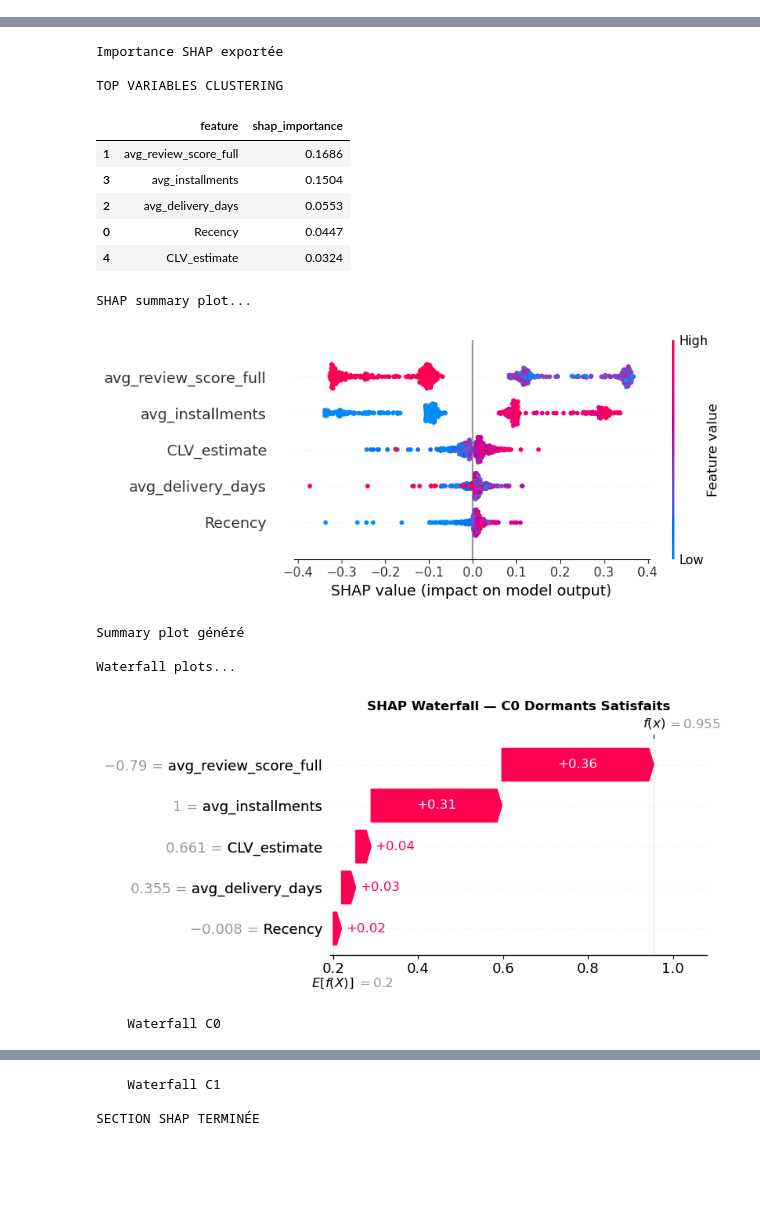
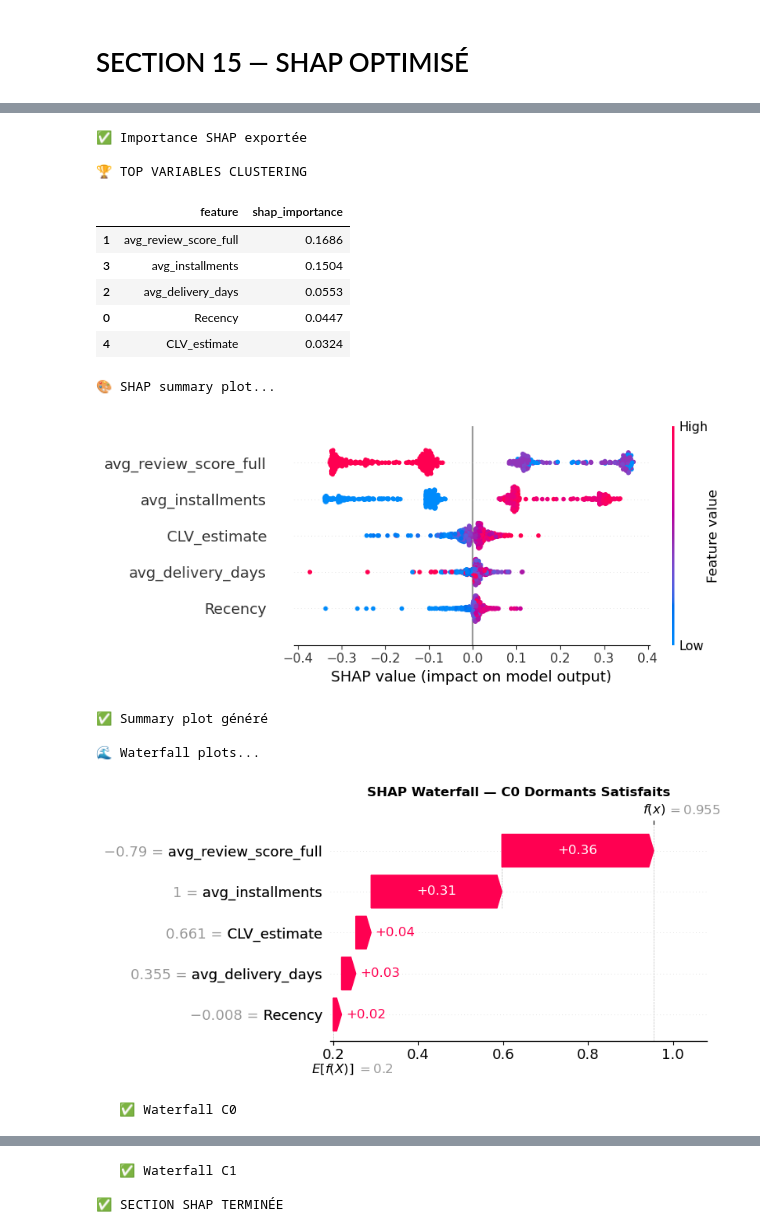
Before and after one commit to Luck-John/Olist-segmentation, a Jupyter notebook: notebooks/Segmentation_03_modelisation.ipynb, the cells around one changed output, grey strips where cells are left out. Saved outputs shown, nothing was run; the diff lists cells and outputs as text; code cells hidden in the pictures; blank space fills up the shorter version.

```diff
--- a/notebooks/Segmentation_03_modelisation.ipynb
+++ b/notebooks/Segmentation_03_modelisation.ipynb
@@ -3997,8 +3667,6 @@ SECTION t-SNE TERMINÉE
+# %% [markdown]
+# SECTION 15 — SHAP OPTIMISÉ
 # %%
-# ============================================================
-# SECTION 15 — SHAP OPTIMISÉ (VERSION CORRIGÉE)
-# ============================================================
-
 print("\n" + "=" * 70)
 print("INTERPRÉTABILITÉ SHAP")
 print("=" * 70)
@@ -4042,7 +3710,7 @@ X_tr, X_te, y_tr, y_te = train_test_split(
 # RANDOM FOREST SURROGATE
 # ============================================================
 
-print("\n Entraînement RandomForest...")
+print("\n🌲 Entraînement RandomForest...")
 
 rf = RandomForestClassifier(
 
@@ -4117,7 +3785,7 @@ X_shap = X_te[idx_sh]
 y_te_sh = y_te[idx_sh]
 
 print(
-    f"\nÉchantillon SHAP : "
+    f"\n✅ Échantillon SHAP : "
     f"{N_SHAP}"
 )
 
@@ -4125,7 +3793,7 @@ print(
 # SHAP EXPLAINER
 # ============================================================
 
-print("\n Calcul SHAP...")
+print("\n🧠 Calcul SHAP...")
 
 explainer = shap.TreeExplainer(rf)
 
@@ -4137,7 +3805,7 @@ shap_vals = explainer.shap_values(
 # DEBUG SHAPE
 # ============================================================
 
-print("\n Shape SHAP :")
+print("\n📐 Shape SHAP :")
 
 print(
     np.array(shap_vals).shape
@@ -4154,13 +3822,13 @@ joblib.dump(
     "models/shap_explainer.pkl"
 )
 
-print("\n SHAP calculé")
+print("\n✅ SHAP calculé")
 
 # ============================================================
 # IMPORTANCE GLOBALE SHAP
 # ============================================================
 
-print("\n Calcul importance globale...")
+print("\n📊 Calcul importance globale...")
 
 # ------------------------------------------------------------
 # FORMAT LISTE
@@ -4245,7 +3913,7 @@ shap_df = shap_df.sort_values(
     ascending=False
 )
 
-print("\n Importance SHAP calculée")
+print("\n✅ Importance SHAP calculée")
 
 # ============================================================
 # BARPLOT IMPORTANCE
@@ -4301,13 +3969,13 @@ shap_df.to_csv(
     index=False
 )
 
-print("\n Importance SHAP exportée")
+print("\n✅ Importance SHAP exportée")
 
 # ============================================================
 # TOP VARIABLES
 # ============================================================
 
-print("\n TOP VARIABLES CLUSTERING\n")
+print("\n🏆 TOP VARIABLES CLUSTERING\n")
 
 display(
 
@@ -4321,7 +3989,7 @@ display(
 # SUMMARY PLOT
 # ============================================================
 
-print("\n SHAP summary plot...")
+print("\n🎨 SHAP summary plot...")
 
 # ------------------------------------------------------------
 # PREMIÈRE CLASSE SI MULTICLASSE
@@ -4375,13 +4043,13 @@ plt.show()
 
 plt.close()
 
-print("\n Summary plot généré")
+print("\n✅ Summary plot généré")
 
 # ============================================================
 # WATERFALL PLOTS
 # ============================================================
 
-print("\n Waterfall plots...")
+print("\n🌊 Waterfall plots...")
 
 unique_c = sorted(
 
@@ -4514,7 +4182,7 @@ for cid in unique_c[:2]:
     plt.close()
 
     print(
-        f" Waterfall C{cid}"
+        f"   ✅ Waterfall C{cid}"
     )
 
 # ============================================================
@@ -4523,7 +4191,7 @@ for cid in unique_c[:2]:
 
 gc.collect()
 
-print("\n SECTION SHAP TERMINÉE")
+print("\n✅ SECTION SHAP TERMINÉE")
 # %% [output]
 ======================================================================
 INTERPRÉTABILITÉ SHAP
@@ -4545,21 +4213,21 @@ Importance SHAP calculée
 [figure]
-Importance SHAP exportée
+✅ Importance SHAP exportée
 
-TOP VARIABLES CLUSTERING
+🏆 TOP VARIABLES CLUSTERING
 |  | feature | shap_importance |
 | 1 | avg_review_score_full | 0.1686 |
 | 3 | avg_installments | 0.1504 |
 | 2 | avg_delivery_days | 0.0553 |
 | 0 | Recency | 0.0447 |
 | 4 | CLV_estimate | 0.0324 |
-SHAP summary plot...
+🎨 SHAP summary plot...
-[figure, old version]
+[figure, new version]
-Summary plot généré
+✅ Summary plot généré
 
-Waterfall plots...
+🌊 Waterfall plots...
 [figure]
-    Waterfall C0
+   ✅ Waterfall C0
 [figure]
-    Waterfall C1
+   ✅ Waterfall C1
 
-SECTION SHAP TERMINÉE
+✅ SECTION SHAP TERMINÉE
```
Also changed, not shown: parts of 55 cells of this notebook, 2 other files.
